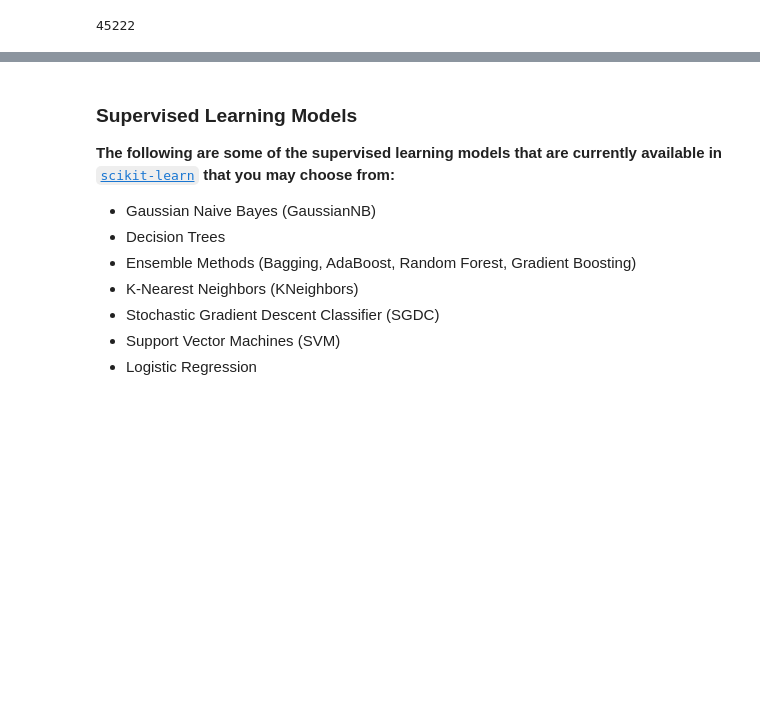
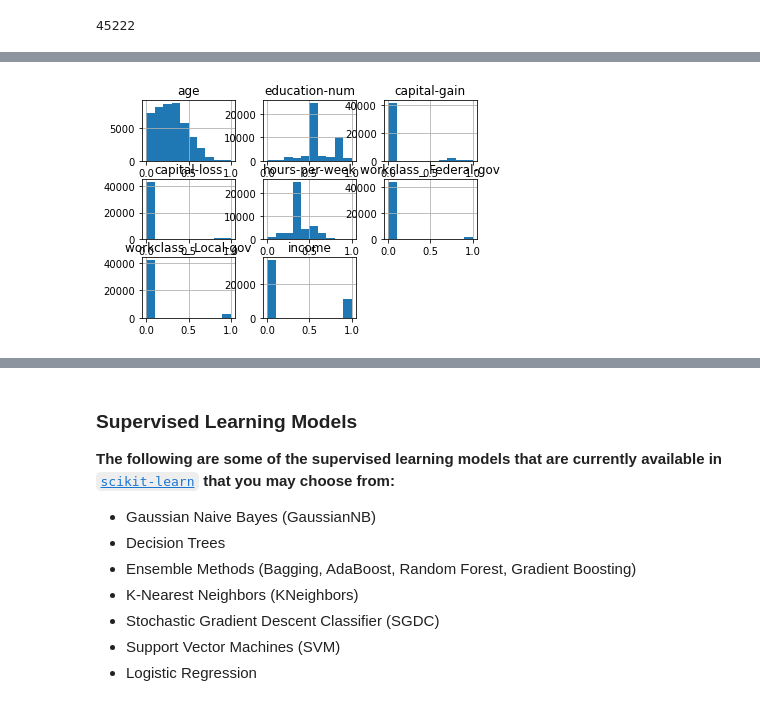
Before and after one commit to amcumber/udacity-charityml, a Jupyter notebook: finding_donors.ipynb, the cells around one changed output, grey strips where cells are left out. Drawn from its saved outputs; the diff is of its cells as text; code cells hidden in the pictures; blank space fills up the shorter version.

```diff
--- a/finding_donors.ipynb
+++ b/finding_donors.ipynb
@@ -285,0 +325,5 @@ Naive Predictor: [Accuracy score: 0.2478, F-score: 0.2334]
+# %%
+select_data = pd.concat((features_final.iloc[:, :7], income), axis=1)
+select_data.hist();
+# %% [output]
+[figure, added]
```
Also changed, not shown: parts of 33 cells of this notebook, 1 other file.
